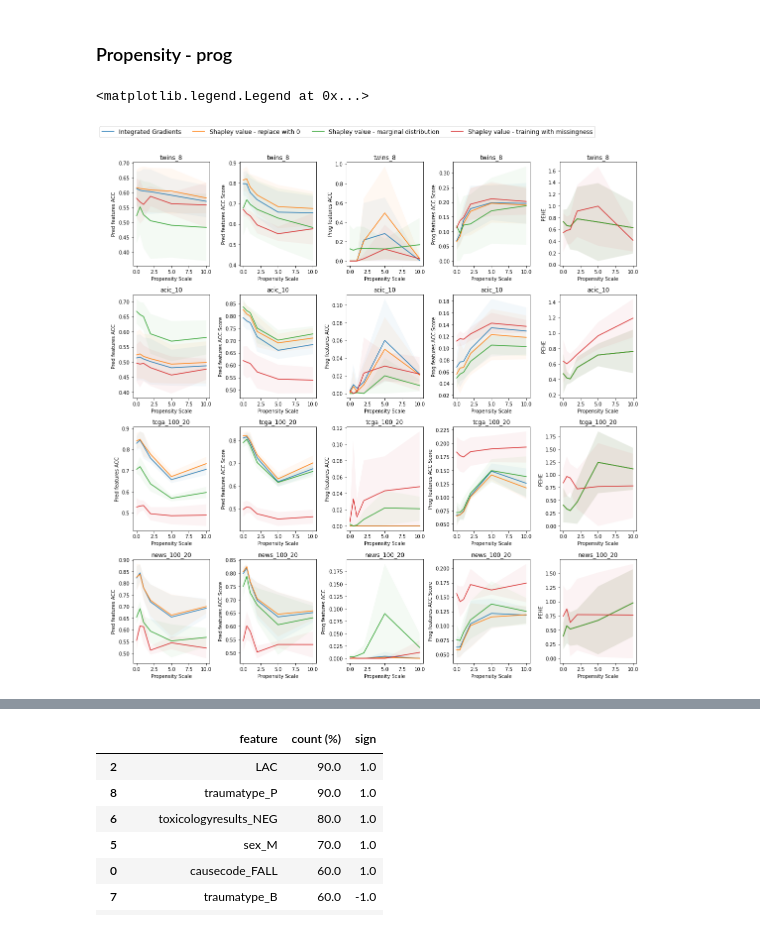
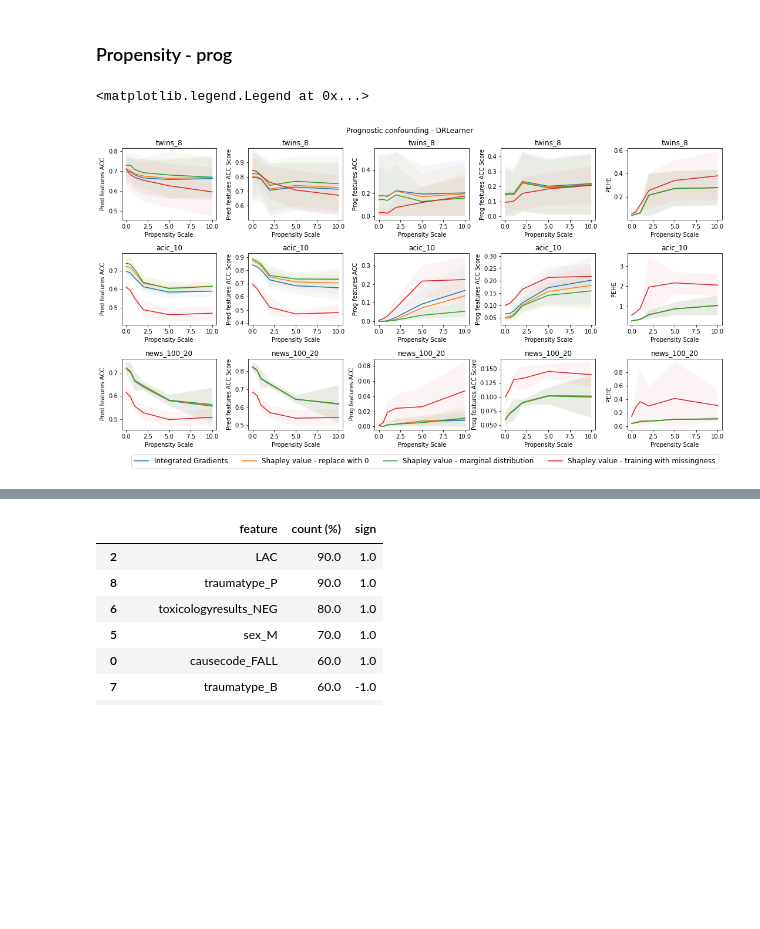
Before and after one commit to q8888620002/LIFT-XAI, a Jupyter notebook: results/plot_results_vandershaar.ipynb, the cells around one changed output, grey strips where cells are left out. Drawn from its saved outputs; the diff is of its cells as text; code cells hidden in the pictures; blank space fills up the shorter version.

```diff
--- a/results/plot_results_vandershaar.ipynb
+++ b/results/plot_results_vandershaar.ipynb
@@ -539,7 +367,7 @@ plt.legend(bbox_to_anchor=(0.5, 5.2),ncol=len(explainers),prop={'size': 12})
 dataset_list = [
                    "twins_8",
                    "acic_10",
-                   "tcga_100_20",
+                   #"tcga_100_20",
                     "news_100_20"
                    ]
 
@@ -551,7 +379,7 @@ metrics = ["Pred features ACC",
 
 seeds = ["seed1",
          "seed2",
-        "seed3",
+         "seed3",
          "seed4",
          "seed5"
         ]
@@ -566,7 +394,7 @@ explainers = [#"feature_ablation",
 experiment_name = "Propensity Scale"
 propensity_type = "prog"
 
-plt.figure(figsize=(15,15))
+plt.figure(figsize=(15,10))
 
 
 
@@ -575,7 +403,7 @@ for data_index in range(len(dataset_list)):
 
     for seed_index, seed in enumerate(seeds):
 
-        data = pd.read_csv("propensity_sensitivity/normalized/linear/"+
+        data = pd.read_csv("propensity_sensitivity/sample/linear/"+
                            propensity_type +
                            "/propensity_scale_"+
                            dataset_list[data_index]+
@@ -589,7 +417,7 @@ for data_index in range(len(dataset_list)):
         data = data[data.Learner == "DRLearner"]
         datasets_list.append(data)
 
-        data = pd.read_csv("propensity_sensitivity_mask/normalized/linear/"+
+        data = pd.read_csv("propensity_sensitivity_mask/sample/linear/"+
                            propensity_type +
                            "/propensity_scale_"+
                            dataset_list[data_index]+
@@ -607,32 +435,33 @@ for data_index in range(len(dataset_list)):
         metric = metrics[metric_index]
 
         plt.subplot(4, len(metrics), len(metrics)*data_index+metric_index+1)
 
         for e in explainers:
 
             data = datasets[datasets.Explainer == e]
 
             if e == "shapley_value_sampling":
                 e = "Shapley value - replace with 0"
             elif e == "naive_shap":
                 e = "Shapley value - marginal distribution"
             elif e == "integrated_gradients":
                 e = "Integrated Gradients"
             elif e == "explain_with_missingness":
                 e = "Shapley value - training with missingness"
 
             mean = data.groupby(experiment_name).mean().reset_index()
             std = data.groupby(experiment_name).std().reset_index()
 
             plt.plot(mean[experiment_name], mean[metric], label=e)
             plt.fill_between(mean[experiment_name], np.where(mean[metric]-std[metric]>0, mean[metric]-std[metric],0), mean[metric]+std[metric],  alpha=.05)
 
         plt.xlabel(experiment_name)
         plt.ylabel(metric)
         plt.title(dataset_list[data_index])
 
+plt.suptitle("Prognostic confounding - DRLearner " )
 plt.tight_layout()
-plt.legend(bbox_to_anchor=(0.5, 5.2),ncol=len(explainers),prop={'size': 12})
+plt.legend(bbox_to_anchor=(1.0, -0.3),ncol=len(explainers),prop={'size': 12})
 # %% [output]
 <matplotlib.legend.Legend at 0x...>
-[figure, old version]
+[figure, new version]
```
Also changed, not shown: parts of 27 cells of this notebook, 11 other files.
